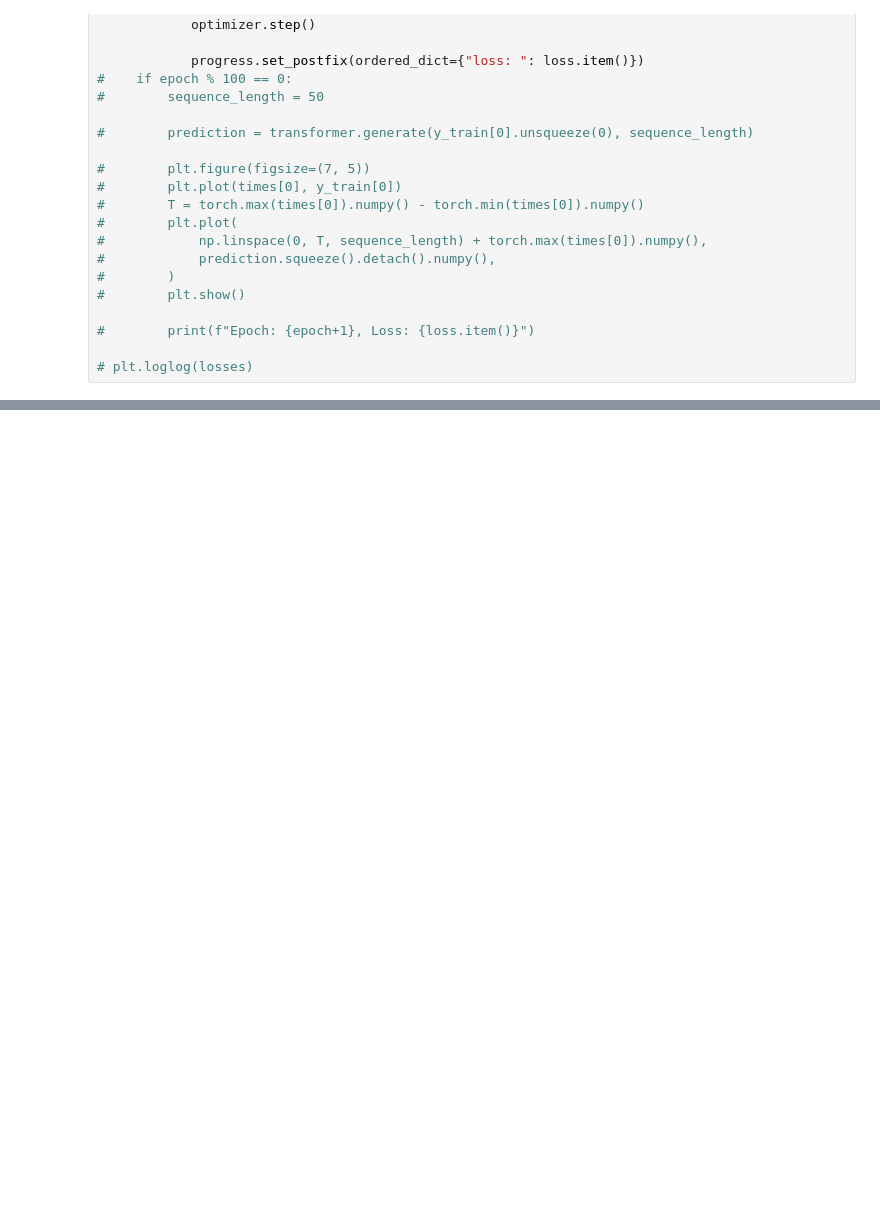
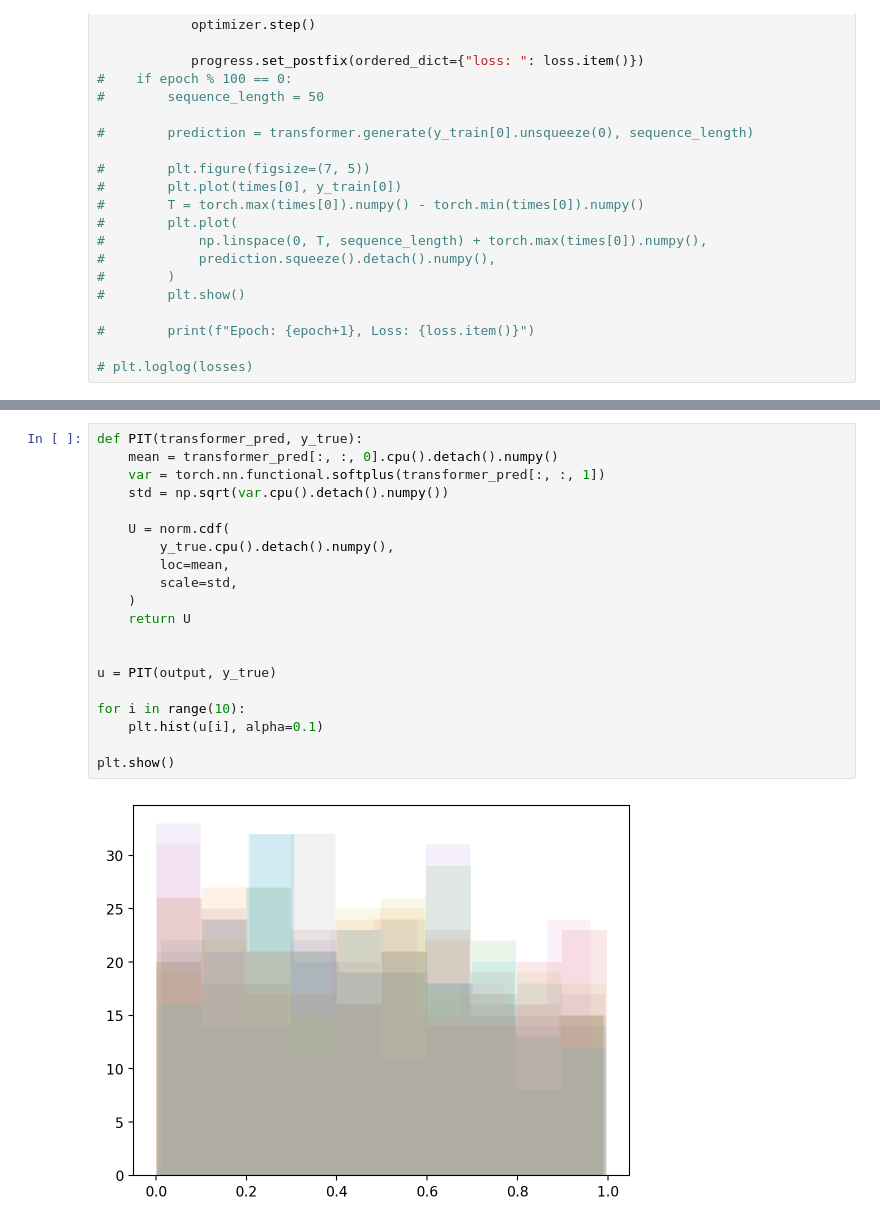
Before and after one commit to tedwards2412/TimeTransformers, a Jupyter notebook: justin_scratchpad.ipynb, the cells around one changed output, grey strips where cells are left out. Cells and saved outputs as stored; diff of their text form; blank space fills up the shorter version.

```diff
--- a/justin_scratchpad.ipynb
+++ b/justin_scratchpad.ipynb
@@ -205 +195,23 @@ plt.show()
+# %%
+def PIT(transformer_pred, y_true):
+    mean = transformer_pred[:, :, 0].cpu().detach().numpy()
+    var = torch.nn.functional.softplus(transformer_pred[:, :, 1])
+    std = np.sqrt(var.cpu().detach().numpy())
+
+    U = norm.cdf(
+        y_true.cpu().detach().numpy(),
+        loc=mean,
+        scale=std,
+    )
+    return U
+
+
+u = PIT(output, y_true)
+
+for i in range(10):
+    plt.hist(u[i], alpha=0.1)
+
+plt.show()
+# %% [output]
+[figure, added]
 # %%
```
Also changed, not shown: parts of 13 cells of this notebook.
